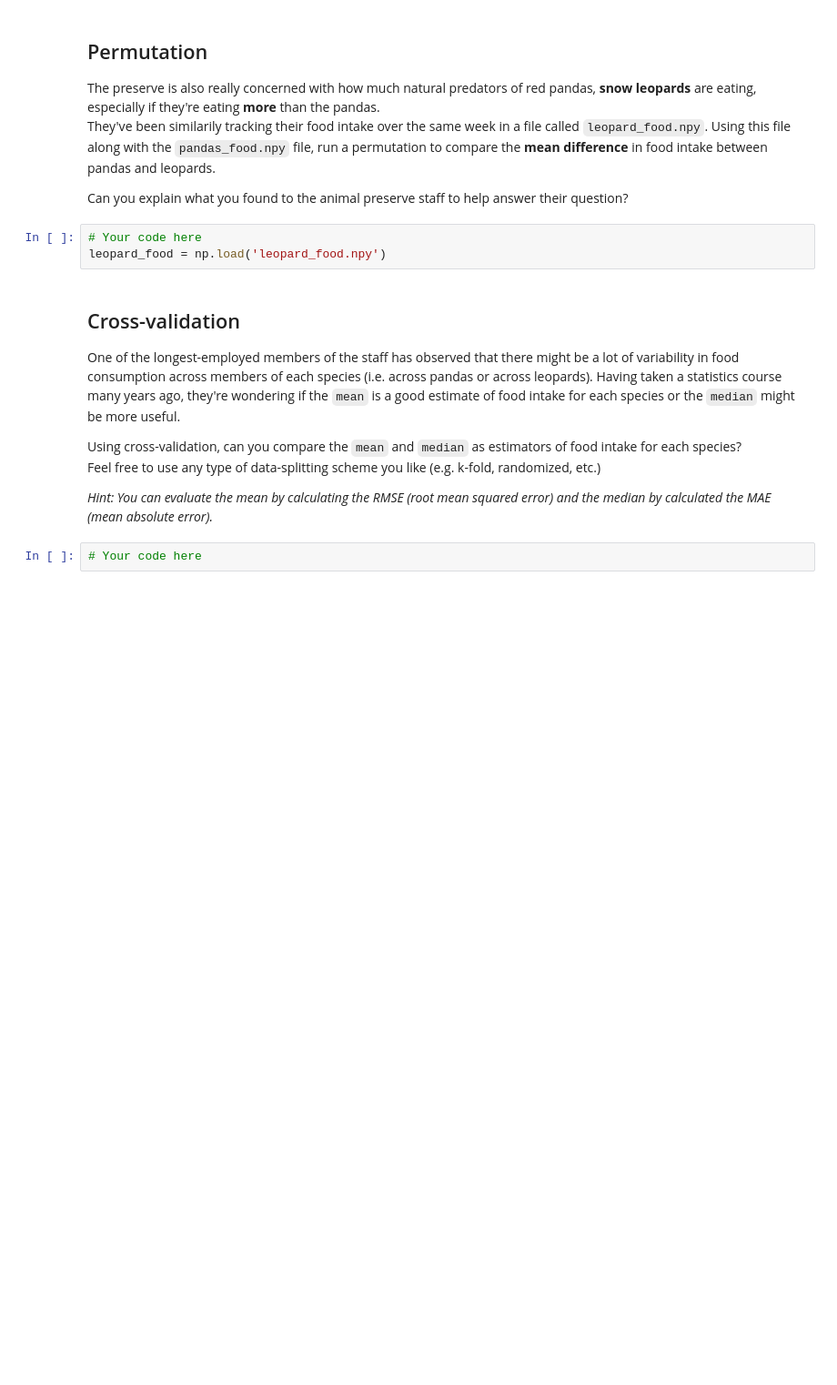
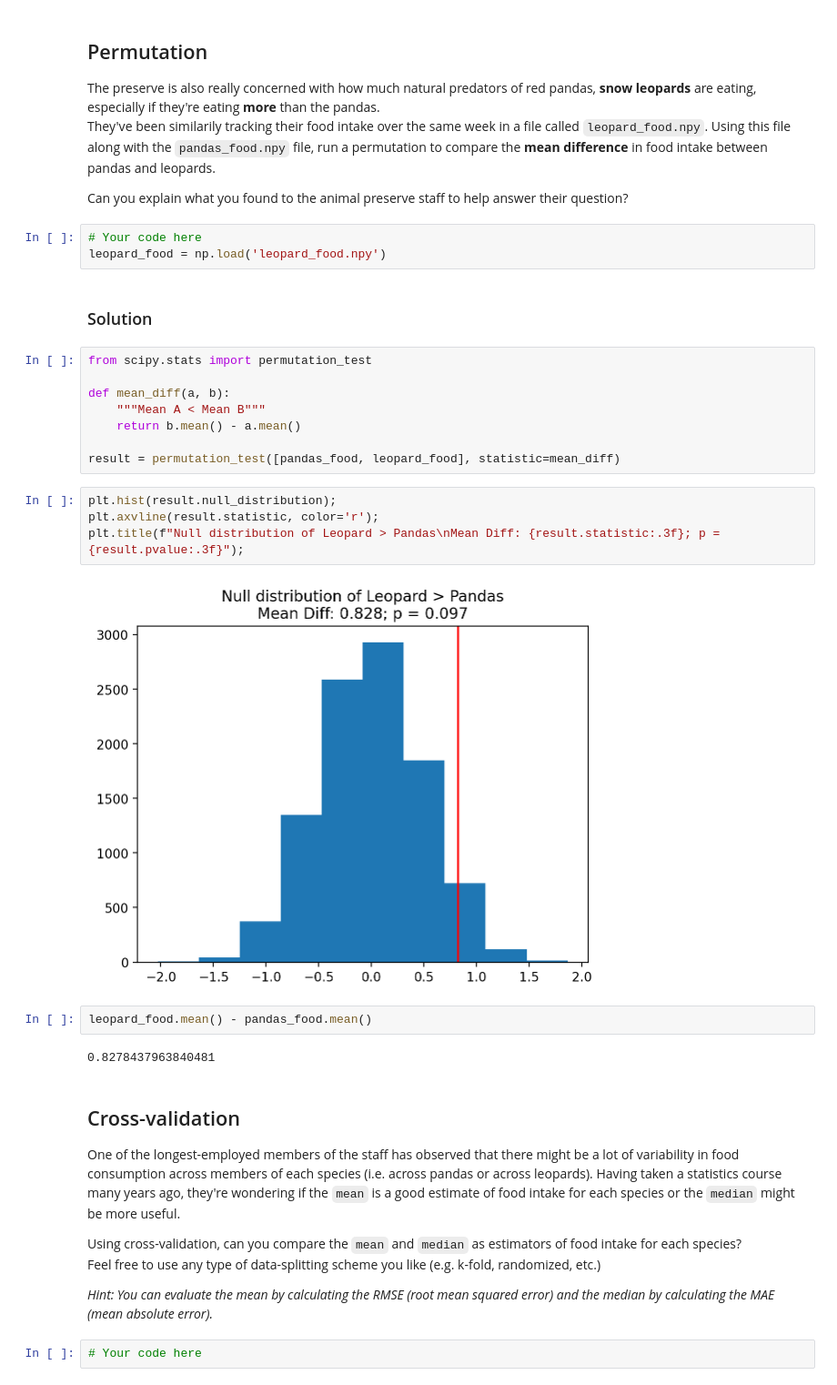
Before and after one commit to psyc201b/PSYC-201B, a Jupyter notebook: lectures/wk2/05_simulation.ipynb, the cells around one changed output. Shown at 91% size. Drawn from its saved outputs; the diff is of its cells as text; blank space fills up the shorter version.

```diff
--- a/lectures/wk2/05_simulation.ipynb
+++ b/lectures/wk2/05_simulation.ipynb
@@ -676,6 +655,26 @@ Can you explain what you found to the animal preserve staff to help answer their
 # %%
 # Your code here
 leopard_food = np.load('leopard_food.npy')
+# %% [markdown]
+### Solution
+# %%
+from scipy.stats import permutation_test
+
+def mean_diff(a, b):
+    """Mean A < Mean B"""
+    return b.mean() - a.mean()
+
+result = permutation_test([pandas_food, leopard_food], statistic=mean_diff)
+# %%
+plt.hist(result.null_distribution);
+plt.axvline(result.statistic, color='r');
+plt.title(f"Null distribution of Leopard > Pandas\nMean Diff: {result.statistic:.3f}; p = {result.pvalue:.3f}");
+# %% [output]
+[figure, added]
+# %%
+leopard_food.mean() - pandas_food.mean()
+# %% [output]
+0.8278437963840481
 # %% [markdown]
 ## Cross-validation
 
@@ -684,6 +683,6 @@ One of the longest-employed members of the staff has observed that there might b
 Using cross-validation, can you compare the `mean` and `median` as estimators of food intake for each species?
 Feel free to use any type of data-splitting scheme you like (e.g. k-fold, randomized, etc.)
 
-*Hint: You can evaluate the mean by calculating the RMSE (root mean squared error) and the median by calculated the MAE (mean absolute error).*
+*Hint: You can evaluate the mean by calculating the RMSE (root mean squared error) and the median by calculating the MAE (mean absolute error).*
 # %%
 # Your code here
```
Also changed, not shown: parts of 24 cells of this notebook.
